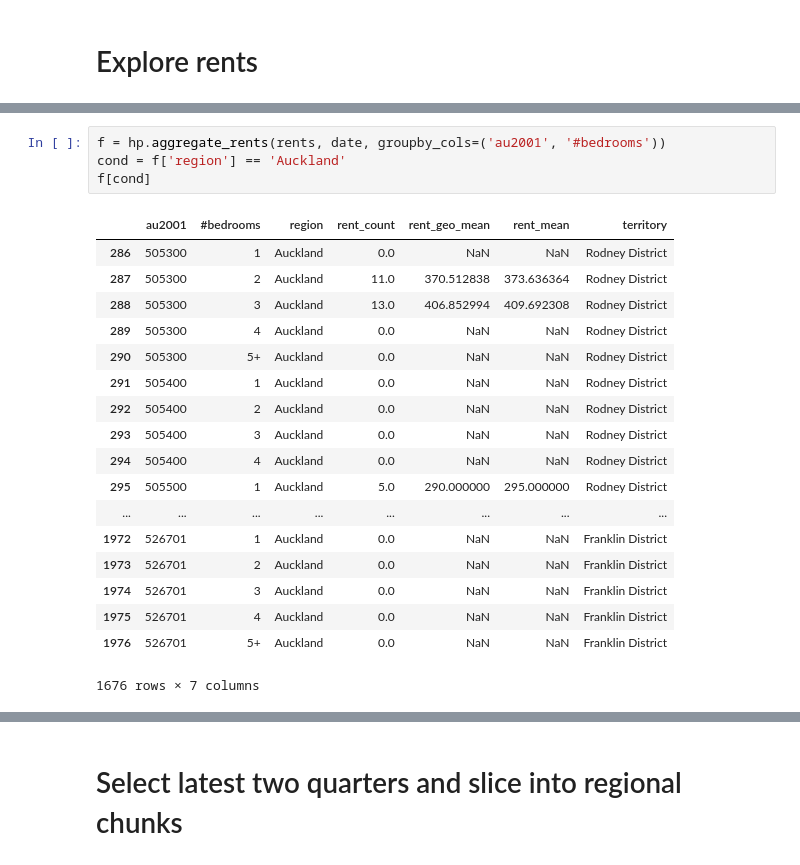
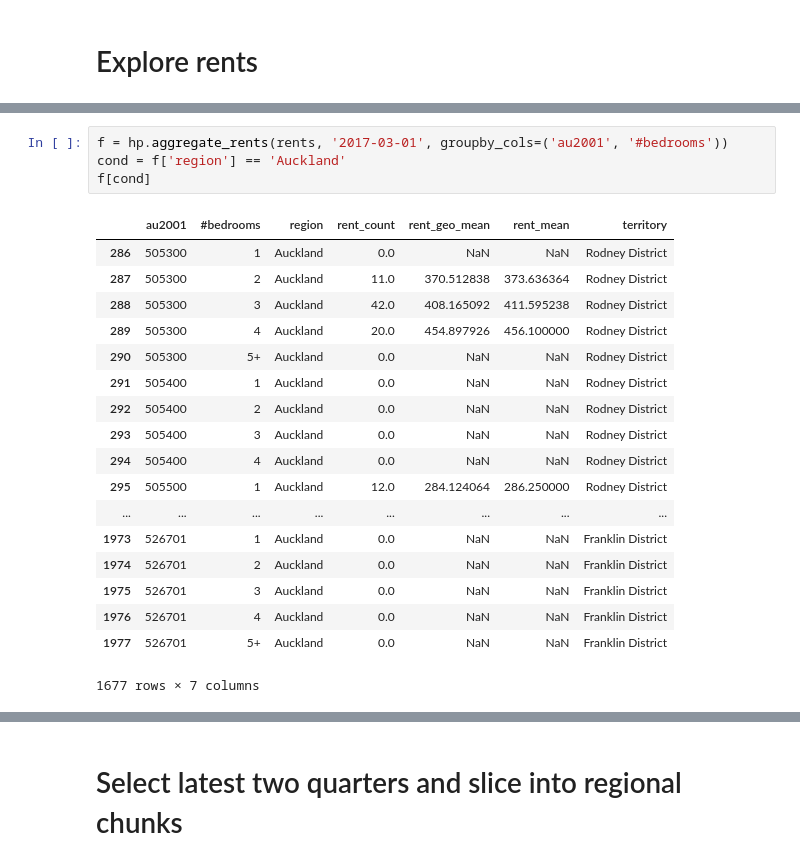
Before and after one commit to araichev/affordability_nz, a Jupyter notebook: py/wrangle_rents.ipynb, the cells around one changed output, grey strips where cells are left out. Cells and saved outputs as stored; diff of their text form.

Commit message:
Updated rents

```diff
--- a/py/wrangle_rents.ipynb
+++ b/py/wrangle_rents.ipynb
@@ -153,27 +150,27 @@ agg_rents.head()
 | 4 | Addington | 5+ | Canterbury | 0.0 | NaN | NaN | Christchurch City |
 # %%
-f = hp.aggregate_rents(rents, date, groupby_cols=('au2001', '#bedrooms'))
+f = hp.aggregate_rents(rents, '2017-03-01', groupby_cols=('au2001', '#bedrooms'))
 cond = f['region'] == 'Auckland'
 f[cond]
 # %% [output]
 |  | au2001 | #bedrooms | region | rent_count | rent_geo_mean | rent_mean | territory |
 | 286 | 505300 | 1 | Auckland | 0.0 | NaN | NaN | Rodney District |
 | 287 | 505300 | 2 | Auckland | 11.0 | 370.512838 | 373.636364 | Rodney District |
-| 288 | 505300 | 3 | Auckland | 13.0 | 406.852994 | 409.692308 | Rodney District |
-| 289 | 505300 | 4 | Auckland | 0.0 | NaN | NaN | Rodney District |
+| 288 | 505300 | 3 | Auckland | 42.0 | 408.165092 | 411.595238 | Rodney District |
+| 289 | 505300 | 4 | Auckland | 20.0 | 454.897926 | 456.100000 | Rodney District |
 | 290 | 505300 | 5+ | Auckland | 0.0 | NaN | NaN | Rodney District |
 | 291 | 505400 | 1 | Auckland | 0.0 | NaN | NaN | Rodney District |
 | 292 | 505400 | 2 | Auckland | 0.0 | NaN | NaN | Rodney District |
 | 293 | 505400 | 3 | Auckland | 0.0 | NaN | NaN | Rodney District |
 | 294 | 505400 | 4 | Auckland | 0.0 | NaN | NaN | Rodney District |
-| 295 | 505500 | 1 | Auckland | 5.0 | 290.000000 | 295.000000 | Rodney District |
+| 295 | 505500 | 1 | Auckland | 12.0 | 284.124064 | 286.250000 | Rodney District |
 | ... | ... | ... | ... | ... | ... | ... | ... |
-| 1972 | 526701 | 1 | Auckland | 0.0 | NaN | NaN | Franklin District |
-| 1973 | 526701 | 2 | Auckland | 0.0 | NaN | NaN | Franklin District |
-| 1974 | 526701 | 3 | Auckland | 0.0 | NaN | NaN | Franklin District |
-| 1975 | 526701 | 4 | Auckland | 0.0 | NaN | NaN | Franklin District |
-| 1976 | 526701 | 5+ | Auckland | 0.0 | NaN | NaN | Franklin District |
+| 1973 | 526701 | 1 | Auckland | 0.0 | NaN | NaN | Franklin District |
+| 1974 | 526701 | 2 | Auckland | 0.0 | NaN | NaN | Franklin District |
+| 1975 | 526701 | 3 | Auckland | 0.0 | NaN | NaN | Franklin District |
+| 1976 | 526701 | 4 | Auckland | 0.0 | NaN | NaN | Franklin District |
+| 1977 | 526701 | 5+ | Auckland | 0.0 | NaN | NaN | Franklin District |
-1676 rows × 7 columns
+1677 rows × 7 columns
 # %%
 # What fraction of rental data do we have by #bedrooms?
 
```
Also changed, not shown: parts of 7 cells of this notebook, 13 other files.
